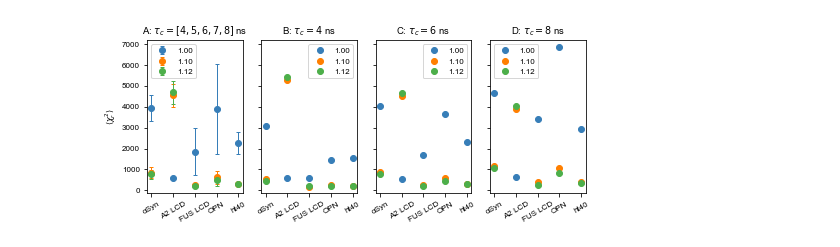
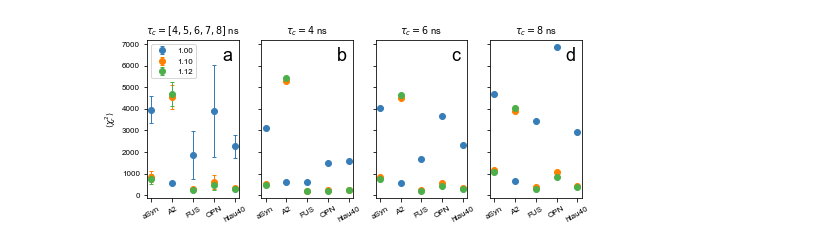
Before and after one commit to KULL-Centre/papers, a Jupyter notebook: 2021/Martini-Thomasen-et-al/notebooks/intrachain_PRE.ipynb, the cells around one changed output. Saved outputs shown, nothing was run; the diff lists cells and outputs as text; code cells hidden in the pictures.

```diff
--- a/2021/Martini-Thomasen-et-al/notebooks/intrachain_PRE.ipynb
+++ b/2021/Martini-Thomasen-et-al/notebooks/intrachain_PRE.ipynb
@@ -16,14 +17,17 @@ plt.rc('axes', prop_cycle = cycler('color', cm))
 viridis = plt.cm.get_cmap('viridis', 7)(np.linspace(0, 1, 7))
 plt.rc('font', **{'family':'sans-serif','sans-serif':['Arial'], 'size': 8})
 # %%
-chi2 = pd.DataFrame(index=['αSyn','A2 LCD','FUS LCD','OPN','ht40'],
+chi2 = pd.DataFrame(index=['aSyn','A2','FUS','OPN','htau40'],
                    columns=['1.00','1.10','1.12'])
 chi2E = chi2.copy()
+chi2_opt = chi2.copy()
 chi2_4 = chi2.copy()
 chi2_6 = chi2.copy()
 chi2_8 = chi2.copy()
 rho = chi2.copy()
+rho_opt = chi2.copy()
 rhoE = chi2.copy()
+rho_6 = chi2.copy()
 tau_c = chi2.copy()
 for i,(name,labelname) in enumerate(zip(['aSyn_PRE','A2','FUS','OPN','htau40'],chi2.index)):
     prot = pd.read_pickle(
@@ -33,10 +37,15 @@ for i,(name,labelname) in enumerate(zip(['aSyn_PRE','A2','FUS','OPN','htau40'],c
     prot.columns = ['{:.2f}'.format(i) for i in prot.columns.values]
     prot_rho.columns = ['{:.2f}'.format(i) for i in prot_rho.columns.values]
     chi2.loc[labelname] = prot.loc[[4.0,5.0,6.0,7.0,8.0]].mean()
+    for l in prot.columns:
+        chi2_opt.loc[labelname,l] = prot.loc[prot[l].idxmin(),l]
     chi2_4.loc[labelname] = prot.loc[4.0]
     chi2_6.loc[labelname] = prot.loc[6.0]
     chi2_8.loc[labelname] = prot.loc[8.0]
     chi2E.loc[labelname] = prot.loc[[4.0,5.0,6.0,7.0,8.0]].std()
     rho.loc[labelname] = prot_rho.loc[[4.0,5.0,6.0,7.0,8.0]].mean()
+    for l in prot.columns:
+        rho_opt.loc[labelname,l] = prot_rho.loc[prot[l].idxmin(),l]
+    rho_6.loc[labelname] = prot_rho.loc[6.0]
     rhoE.loc[labelname] = prot_rho.loc[[4.0,5.0,6.0,7.0,8.0]].mean()
     tau_c.loc[labelname] = prot.idxmin()
@@ -71,37 +120,44 @@ plt.show()
 # %%
+plt.rc('font', **{'family':'sans-serif','sans-serif':['Arial'], 'size': 8})
+
 fig, (ax1,ax2,ax3,ax4) = plt.subplots(1, 4, sharex=True, sharey=True, figsize=(7,3))
 
 chi2.plot(ax=ax1,yerr=chi2E,marker='o',rot=30, elinewidth=1, capsize=2, capthick=1, lw=0)
 ax1.legend(frameon=True)
 ax1.set_xticks(range(5))
 ax1.set_xticklabels(chi2.index)
 
-chi2_4.plot(ax=ax2,marker='o',rot=30, lw=0)
+chi2_4.plot(ax=ax2,marker='o',rot=30, lw=0,legend=False)
 #ax2.legend(frameon=True)
 ax2.set_xticks(range(5))
 ax2.set_xticklabels(rho.index)
 
-chi2_6.plot(ax=ax3,marker='o',rot=30, lw=0)
+chi2_6.plot(ax=ax3,marker='o',rot=30, lw=0,legend=False)
 #ax3.legend(frameon=True)
 ax3.set_xticks(range(5))
 ax3.set_xticklabels(rho.index)
 
-chi2_8.plot(ax=ax4,marker='o',rot=30, lw=0)
+chi2_8.plot(ax=ax4,marker='o',rot=30, lw=0,legend=False)
 #ax4.legend(frameon=True)
 ax4.set_xticks(range(5))
 ax4.set_xticklabels(tau_c.index)
 
 ax1.set_ylabel(r'$\langle \chi^2_r \rangle$')
 
-ax1.set_title(r'A: $\tau_c=[4, 5, 6, 7, 8]$ ns')
-ax2.set_title(r'B: $\tau_c=4$ ns')
-ax3.set_title(r'C: $\tau_c=6$ ns')
-ax4.set_title(r'D: $\tau_c=8$ ns')
+ax1.set_title(r'$\tau_c=[4, 5, 6, 7, 8]$ ns')
+ax2.set_title(r'$\tau_c=4$ ns')
+ax3.set_title(r'$\tau_c=6$ ns')
+ax4.set_title(r'$\tau_c=8$ ns')
+
+ax1.annotate('a',xy=(.82,.87),xycoords='axes fraction',fontsize=18)
+ax2.annotate('b',xy=(.82,.87),xycoords='axes fraction',fontsize=18)
+ax3.annotate('c',xy=(.82,.87),xycoords='axes fraction',fontsize=18)
+ax4.annotate('d',xy=(.82,.87),xycoords='axes fraction',fontsize=18)
 
 plt.tight_layout()
-plt.savefig('../intraPRE.pdf')
+plt.savefig('../FigS8.pdf')
 # %% [output]
-[figure, old version]
+[figure, new version]
 # %%
 def plotPREdata(name,prot,obs,c,legend):
     calcPREs = prot.calcPREs
```
Also changed, not shown: parts of 12 cells of this notebook, 1 other file.
